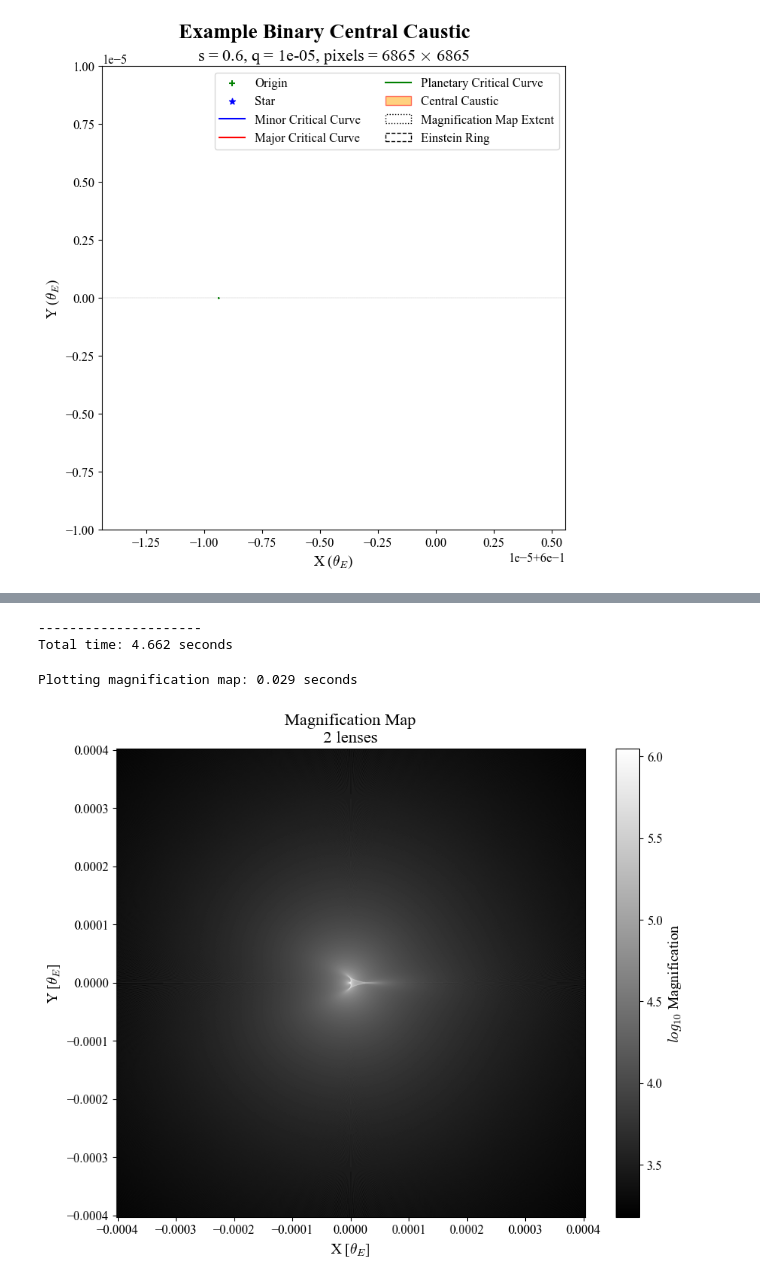
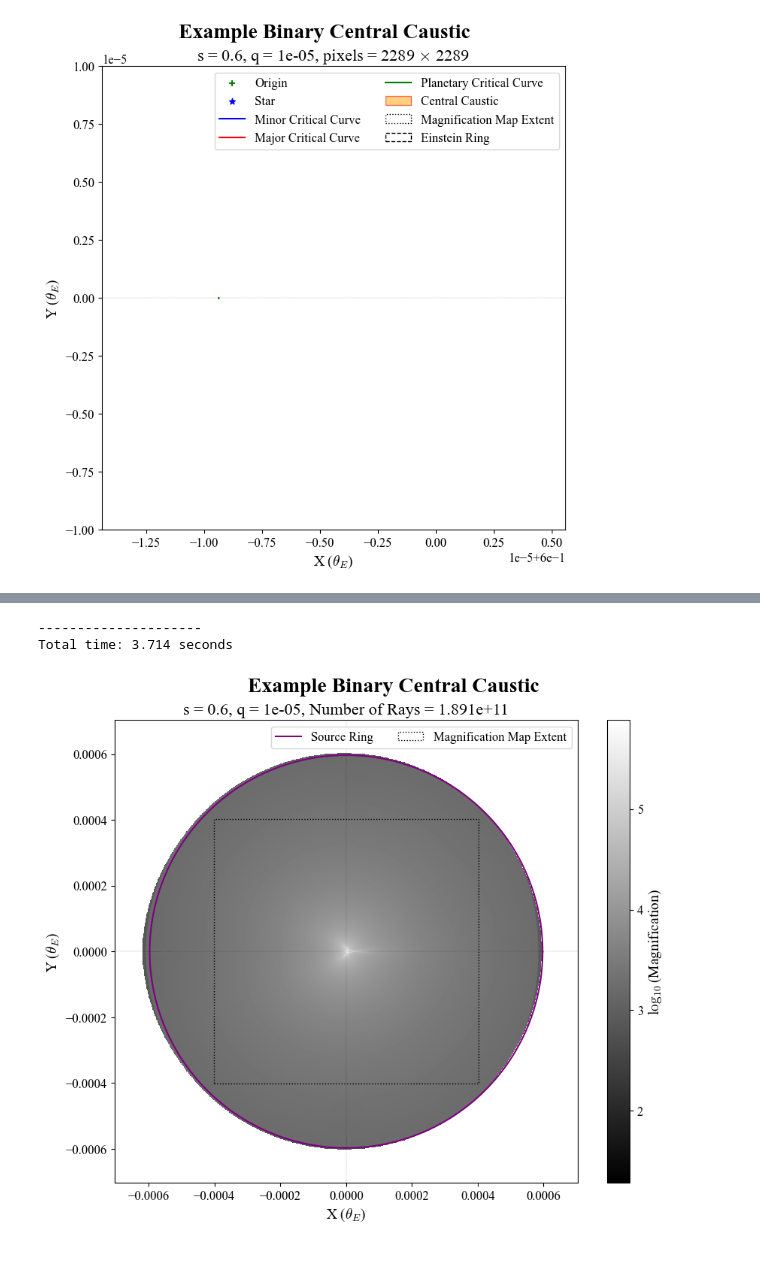
Before and after one commit to saividyud/NBLens, a Jupyter notebook: Roman F2F Conference 2/Roman_F2F_Plots.ipynb, the cells around one changed output, grey strips where cells are left out. Cells and saved outputs as stored; diff of their text form; code cells hidden in the pictures.

Commit message:
Made plots for conference

```diff
--- a/Roman F2F Conference 2/Roman_F2F_Plots.ipynb
+++ b/Roman F2F Conference 2/Roman_F2F_Plots.ipynb
@@ -540,7 +737,7 @@ plt.show()
 # %% [output]
 [figure]
 # %%
-pixels, ang_width, (qs, ss), cusp_points, (max_source_radius, min_source_radius) = ang_width_calculator(lens_attributes, pixels_in_small_source=30, cm_offset='auto', cm_translation=center_of_magnification)
+pixels, ang_width, (qs, ss), cusp_points, (max_source_radius, min_source_radius) = ang_width_calculator(lens_attributes, pixels_in_small_source=10, cm_offset='auto', cm_translation=center_of_magnification)
 print(f'Pixels: {pixels}, Angular Width: {ang_width}, Max Source Radius: {max_source_radius}, Min Source Radius: {min_source_radius}')
 
 fig = plt.figure()
@@ -1049,7 +1246,7 @@ Total number of rays: 1.702e+12
 # %%
 lens_parameters = {
     'pixels': 1000,
-    'ang_width': ang_width,
+    'ang_width': 3.5 * ang_width/2,
     'thickness': y_plus - y_minus,
     'y_plus': y_plus,
     'y_minus': y_minus,
@@ -1058,15 +1255,50 @@ lens_parameters = {
     'num_r': 20000
 }
 
-sim = IRSC.IRSCaustics(annulus_param_dict=lens_parameters)
-magnifications = sim.series_calculate(cm_offset='auto', annulus_offset=desired_offset)
+sim_big = IRSC.IRSCaustics(annulus_param_dict=lens_parameters)
+magnifications_big = sim_big.series_calculate(cm_offset='auto', annulus_offset=desired_offset)
 # %% [output]
 ---------------------
-Total time: 4.662 seconds
+Total time: 3.714 seconds
 # %%
-sim.plot()
+fig = plt.figure()
+ax = fig.add_subplot()
+
+fig.suptitle('Example Binary Central Caustic', y=0.95)
+
+fpr = patches.Polygon(points, closed=False, fill=True, edgecolor='red', label='Central Caustic', facecolor='orange', alpha=0.5)
+map_patch = patches.Rectangle((-ang_width/2, -ang_width/2), ang_width, ang_width, fill=None, edgecolor='black', linestyle=':', label='Magnification Map Extent')
+
+plot = ax.imshow(np.log10(magnifications_big),
+                 cmap='gray',
+                 extent=[-sim_big.ang_width/2 - sim_big.ang_res/2, sim_big.ang_width/2 + sim_big.ang_res/2, -sim_big.ang_width/2 - sim_big.ang_res/2, sim_big.ang_width/2 + sim_big.ang_res/2]
+)
+bar = plt.colorbar(plot)
+bar.set_label(r'$\log_{10}$(Magnification)')
+
+# ax.scatter(0, 0, color='green', marker='+', label='Origin', s=2)
+# ax.scatter(lens_attributes[0, 0], lens_attributes[0, 1], color='blue', marker='*', label='Star', s=1)
+
+ax.plot(xs, ys, color='purple', label='Source Ring')
+
+ax.set_title(f's = {s}, q = {q}, Number of Rays = {num_r * num_theta:.3e}')
+ax.set_xlabel(r'X ($\theta_E$)')
+ax.set_ylabel(r'Y ($\theta_E$)')
+
+view = sim_big.ang_width/2
+ax.set_xlim(-view, view)
+ax.set_ylim(-view, view)
+
+ax.hlines(0, -view, view, colors='black', linestyles='dashed', linewidth=0.1)
+ax.vlines(0, -view, view, colors='black', linestyles='dashed', linewidth=0.1)
+
+# ax.add_patch(fpr)
+ax.add_patch(map_patch)
+
+ax.legend(ncol=2, loc='upper right')
+
+fig.savefig('Example 12.png', dpi=300)
 
 plt.show()
 # %% [output]
-Plotting magnification map: 0.029 seconds
-[figure, old version]
+[figure, new version]
```
Also changed, not shown: parts of 46 cells of this notebook, 31 other files.
